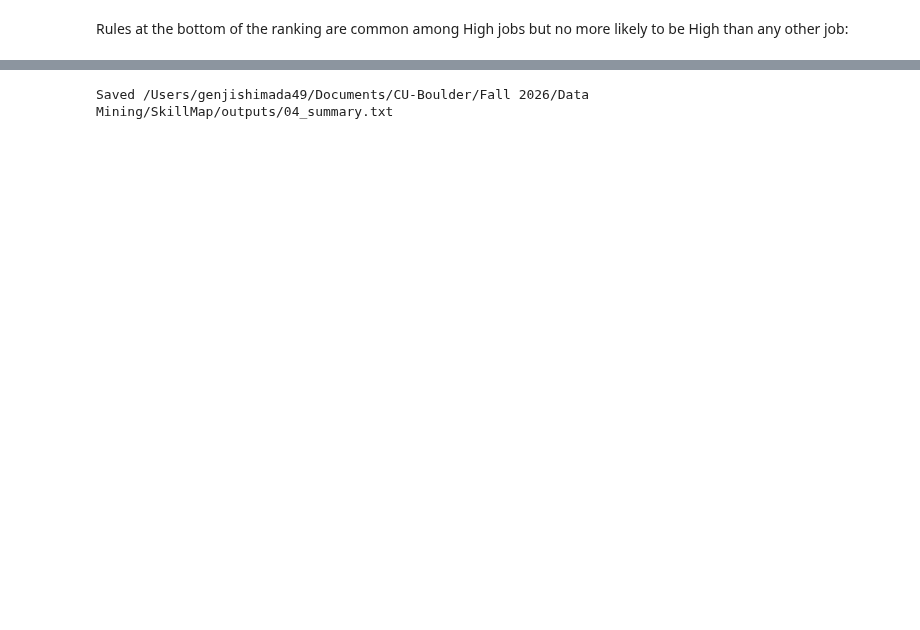
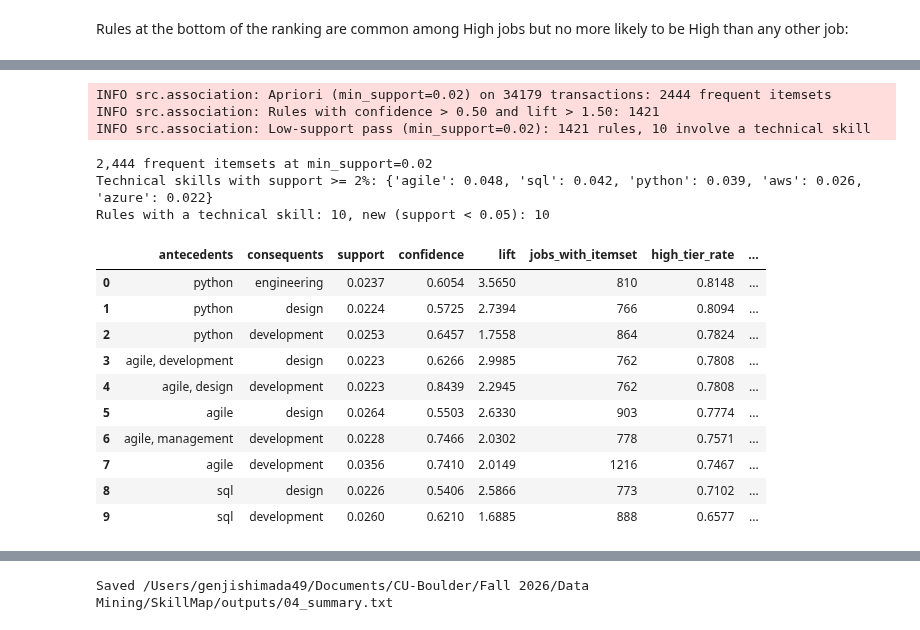
Before and after one commit to karthik-al1uri/SkillMap, a Jupyter notebook: notebooks/04_association_mining.ipynb, the cells around one changed output, grey strips where cells are left out. Saved outputs shown, nothing was run; the diff lists cells and outputs as text; code cells hidden in the pictures; blank space fills up the shorter version.

Commit message:
lower support mining + t-SNE + final report updated
Co-Authored-By: Claude Opus 5.5 <noreply@anthropic.com>

```diff
--- a/notebooks/04_association_mining.ipynb
+++ b/notebooks/04_association_mining.ipynb
@@ -224,0 +236,28 @@ by_pay[cols].tail(5)
+# %%
+itemsets_low, tech_rules = assoc.technical_low_support_rules(onehot_all, is_high, rules_high)
+assoc.format_rules(tech_rules).to_csv(OUTPUT_DIR / "04_technical_rules_low_support.csv", index=False)
+support = onehot_all.mean()
+tech_support = support[[s for s in support.index if s in assoc.TECHNICAL_SKILLS]].sort_values(ascending=False)
+print(f"{len(itemsets_low):,} frequent itemsets at min_support={assoc.LOW_SUPPORT}")
+print("Technical skills with support >= 2%:", tech_support[tech_support >= assoc.LOW_SUPPORT].round(3).to_dict())
+print(f"Rules with a technical skill: {len(tech_rules)}, new (support < {assoc.MIN_SUPPORT}): "
+      f"{tech_rules['new_below_main_support'].sum()}")
+assoc.format_rules(tech_rules)[cols + ["new_below_main_support", "in_high_tier_rules"]]
+# %% [output]
+INFO src.association: Apriori (min_support=0.02) on 34179 transactions: 2444 frequent itemsets
+INFO src.association: Rules with confidence > 0.50 and lift > 1.50: 1421
+INFO src.association: Low-support pass (min_support=0.02): 1421 rules, 10 involve a technical skill
+2,444 frequent itemsets at min_support=0.02
+Technical skills with support >= 2%: {'agile': 0.048, 'sql': 0.042, 'python': 0.039, 'aws': 0.026, 'azure': 0.022}
+Rules with a technical skill: 10, new (support < 0.05): 10
+|  | antecedents | consequents | support | confidence | lift | jobs_with_itemset | high_tier_rate | ... |
+| 0 | python | engineering | 0.0237 | 0.6054 | 3.5650 | 810 | 0.8148 | ... |
+| 1 | python | design | 0.0224 | 0.5725 | 2.7394 | 766 | 0.8094 | ... |
+| 2 | python | development | 0.0253 | 0.6457 | 1.7558 | 864 | 0.7824 | ... |
+| 3 | agile, development | design | 0.0223 | 0.6266 | 2.9985 | 762 | 0.7808 | ... |
+| 4 | agile, design | development | 0.0223 | 0.8439 | 2.2945 | 762 | 0.7808 | ... |
+| 5 | agile | design | 0.0264 | 0.5503 | 2.6330 | 903 | 0.7774 | ... |
+| 6 | agile, management | development | 0.0228 | 0.7466 | 2.0302 | 778 | 0.7571 | ... |
+| 7 | agile | development | 0.0356 | 0.7410 | 2.0149 | 1216 | 0.7467 | ... |
+| 8 | sql | design | 0.0226 | 0.5406 | 2.5866 | 773 | 0.7102 | ... |
+| 9 | sql | development | 0.0260 | 0.6210 | 1.6885 | 888 | 0.6577 | ... |
```
Also changed, not shown: parts of 9 cells of this notebook, 6 other files.
